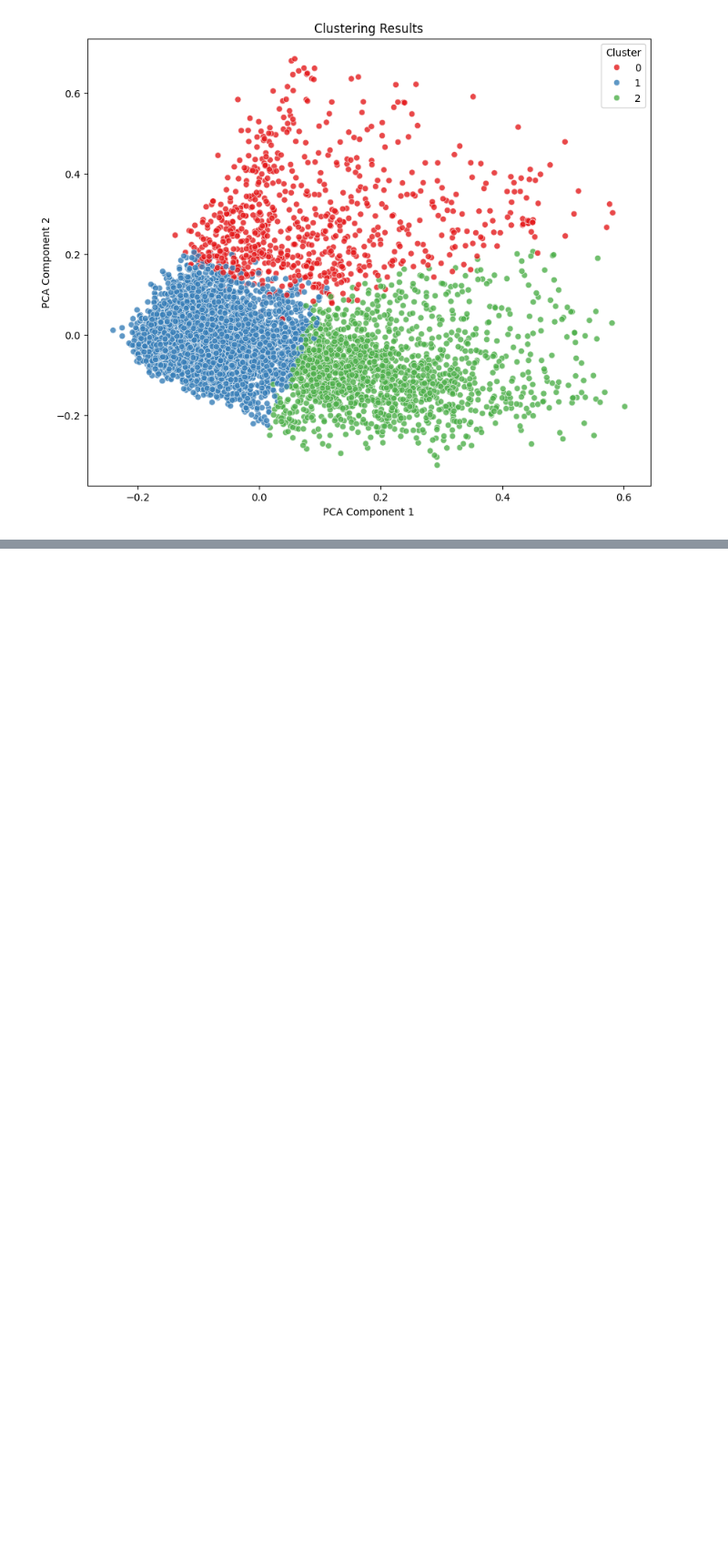
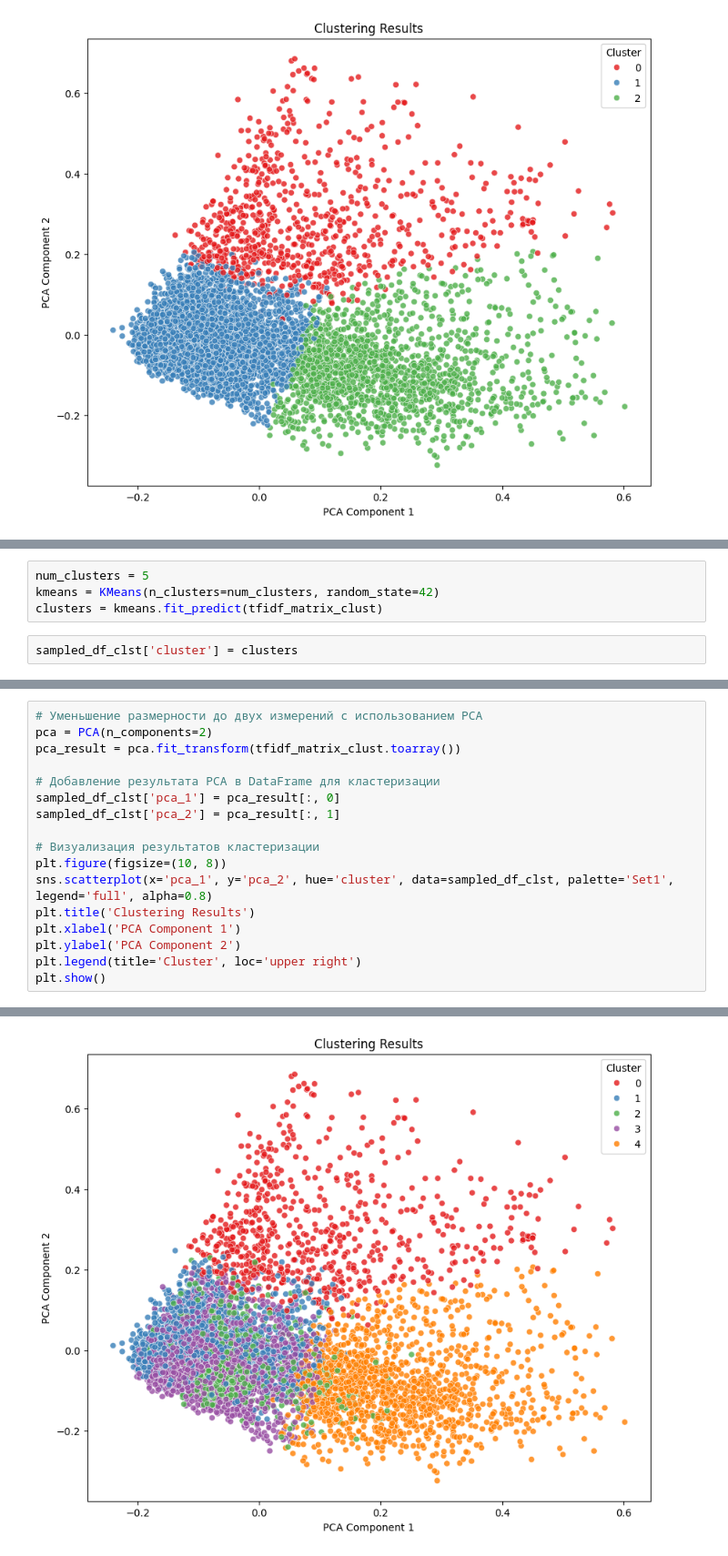
Before and after one commit to IlyaMolchanovv/DIPLOM, a Jupyter notebook: diplom.ipynb, the cells around one changed output, grey strips where cells are left out. Shown at 91% size. Drawn from its saved outputs; the diff is of its cells as text; blank space fills up the shorter version.

```diff
--- a/diplom.ipynb
+++ b/diplom.ipynb
@@ -366,0 +416,6 @@ See the caveats in the documentation: https://pandas.pydata.org/pandas-docs/stab
+# %%
+num_clusters = 5
+kmeans = KMeans(n_clusters=num_clusters, random_state=42)
+clusters = kmeans.fit_predict(tfidf_matrix_clust)
+# %%
+sampled_df_clst['cluster'] = clusters
@@ -366,0 +436,18 @@ See the caveats in the documentation: https://pandas.pydata.org/pandas-docs/stab
+# %%
+# Уменьшение размерности до двух измерений с использованием PCA
+pca = PCA(n_components=2)
+pca_result = pca.fit_transform(tfidf_matrix_clust.toarray())
+
+# Добавление результата PCA в DataFrame для кластеризации
+sampled_df_clst['pca_1'] = pca_result[:, 0]
+sampled_df_clst['pca_2'] = pca_result[:, 1]
+
+# Визуализация результатов кластеризации
+plt.figure(figsize=(10, 8))
+sns.scatterplot(x='pca_1', y='pca_2', hue='cluster', data=sampled_df_clst, palette='Set1', legend='full', alpha=0.8)
+plt.title('Clustering Results')
+plt.xlabel('PCA Component 1')
+plt.ylabel('PCA Component 2')
+plt.legend(title='Cluster', loc='upper right')
+plt.show()
+# %% [output]
@@ -366,0 +464 @@ See the caveats in the documentation: https://pandas.pydata.org/pandas-docs/stab
+[figure, added]
```
Also changed, not shown: parts of 13 cells of this notebook.
